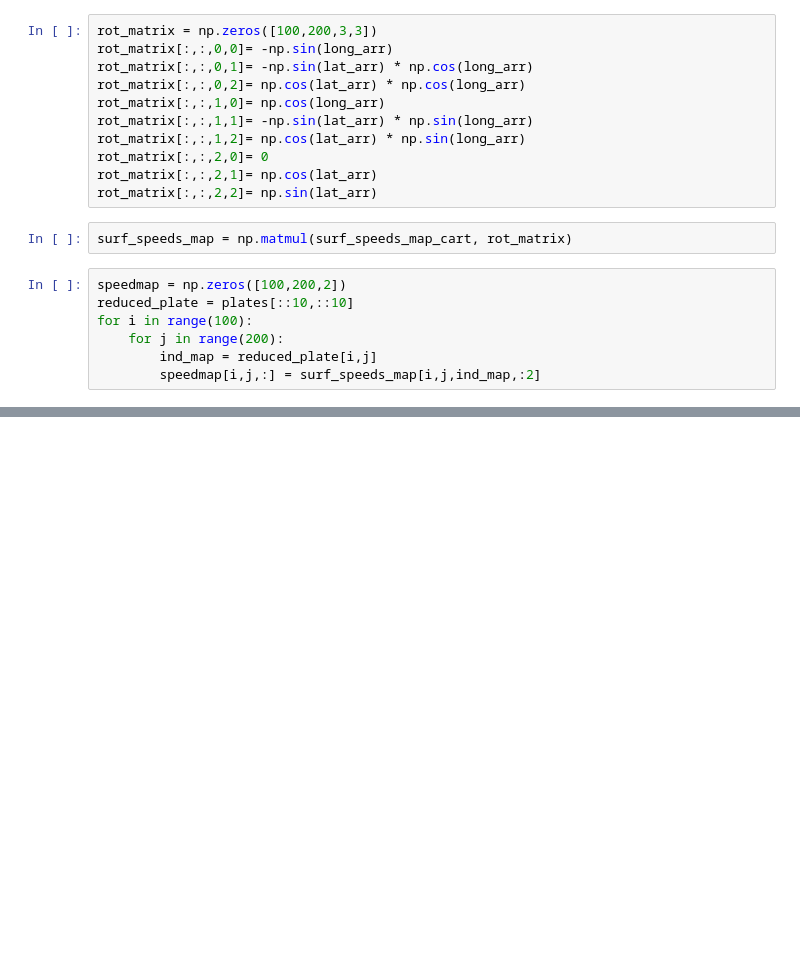
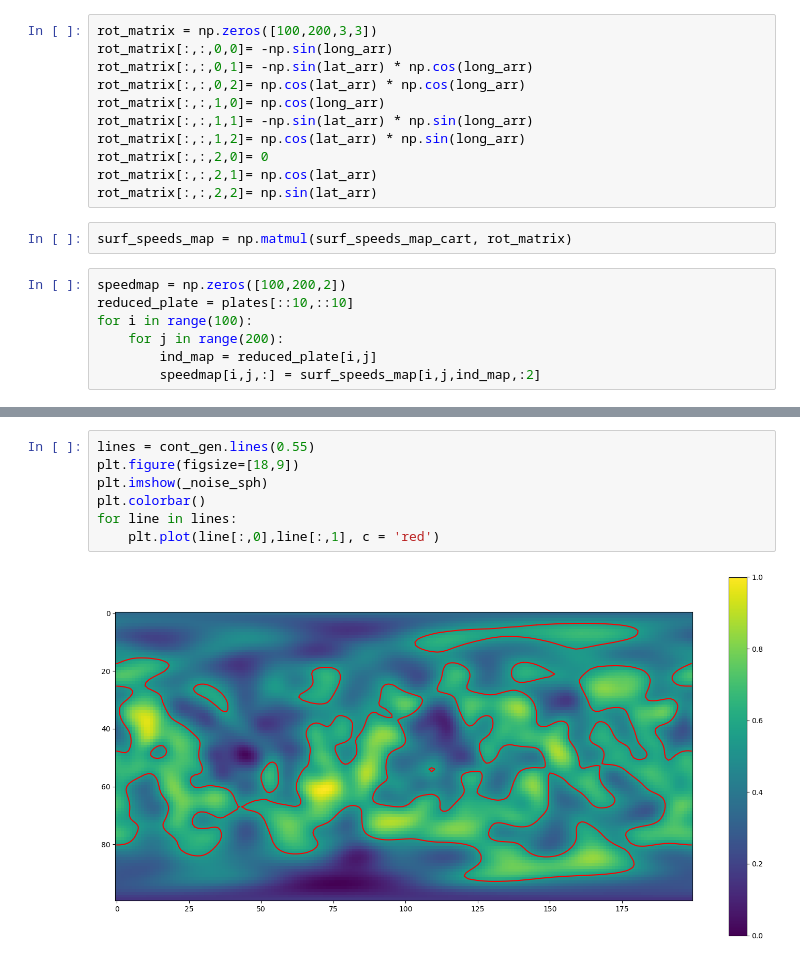
Before and after one commit to AunSiro/planet-creator, a Jupyter notebook: generamapas.ipynb, the cells around one changed output, grey strips where cells are left out. Saved outputs shown, nothing was run; the diff lists cells and outputs as text; blank space fills up the shorter version.

```diff
--- a/generamapas.ipynb
+++ b/generamapas.ipynb
@@ -202,0 +349,9 @@ plt.quiver(long_arr[::5,::5] ,lat_arr[::5,::5],speedmap[::5,::5,0],speedmap[::5,
+# %%
+lines = cont_gen.lines(0.55)
+plt.figure(figsize=[18,9])
+plt.imshow(_noise_sph)
+plt.colorbar()
+for line in lines:
+    plt.plot(line[:,0],line[:,1], c = 'red')
+# %% [output]
+[figure, added]
```
Also changed, not shown: parts of 22 cells of this notebook.
